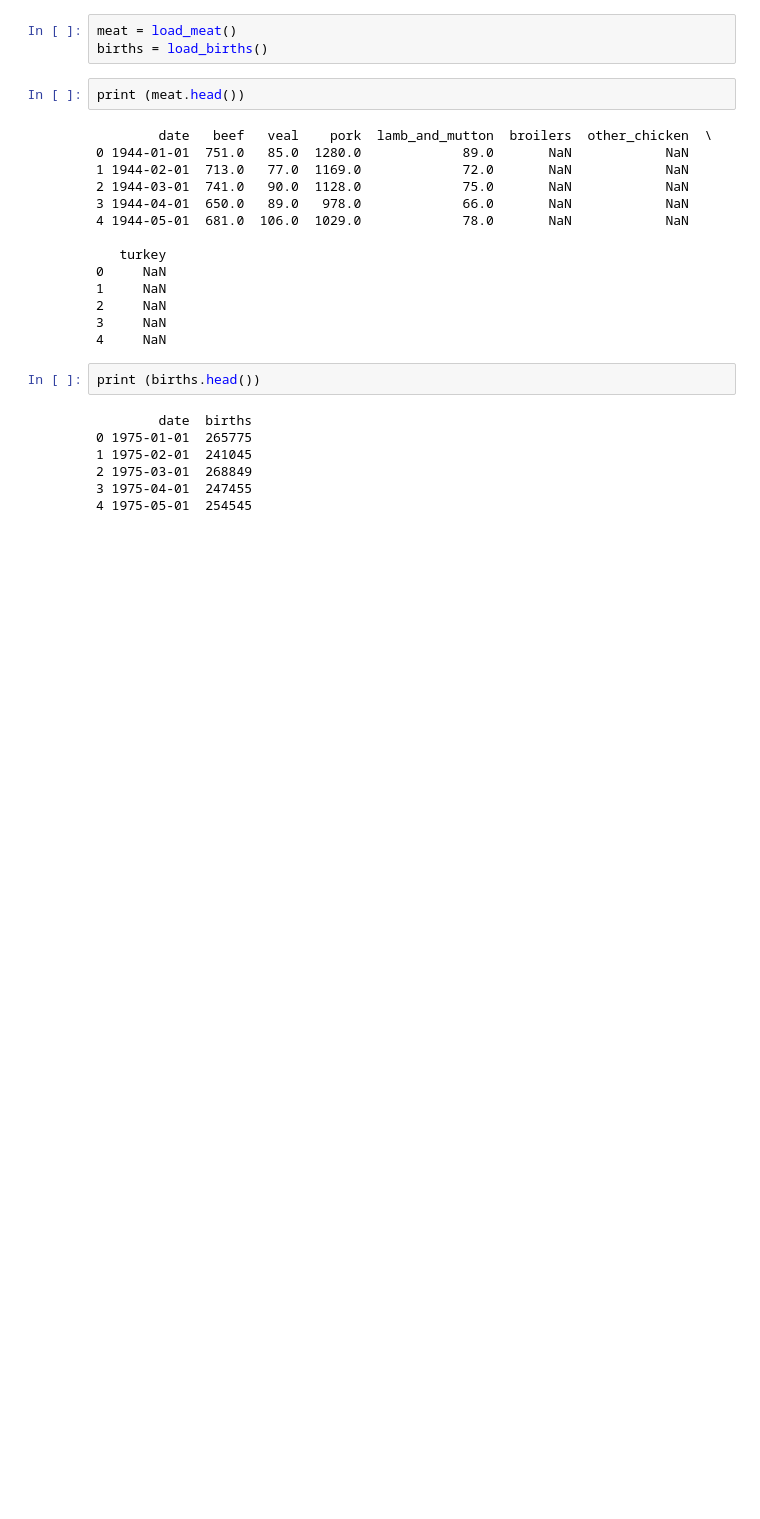
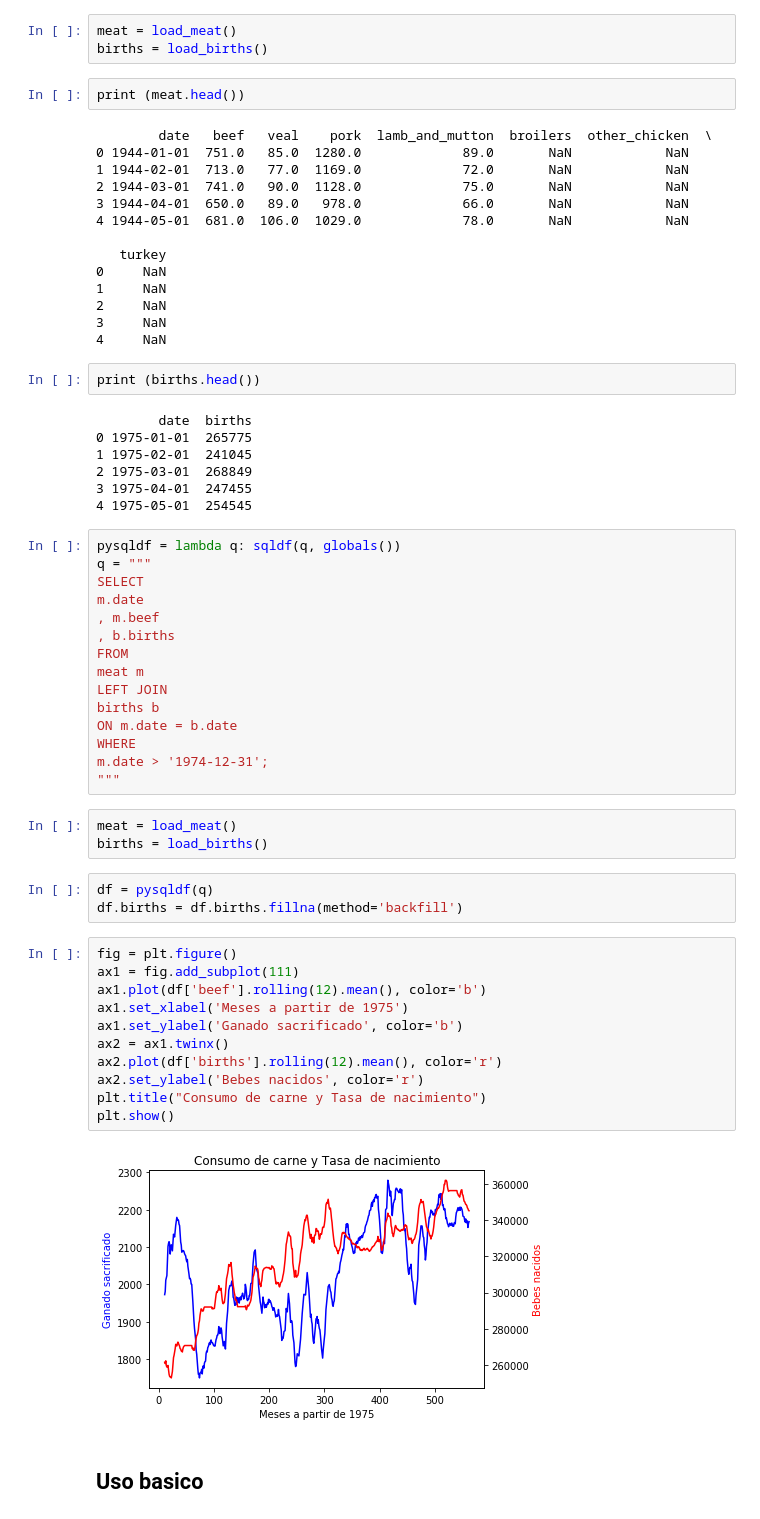
Before and after one commit to LuisEduardoCantero/Data_Science_in_Cosmology, a Jupyter notebook: Semana5/Tarea_Semana5/Tutorial_PandaSQL.ipynb, the cells around one changed output. Cells and saved outputs as stored; diff of their text form; blank space fills up the shorter version.

```diff
--- a/Semana5/Tarea_Semana5/Tutorial_PandaSQL.ipynb
+++ b/Semana5/Tarea_Semana5/Tutorial_PandaSQL.ipynb
@@ -33,3 +37,39 @@ print (births.head())
 2 1975-03-01  268849
 3 1975-04-01  247455
 4 1975-05-01  254545
+# %%
+pysqldf = lambda q: sqldf(q, globals())
+q = """
+SELECT
+m.date
+, m.beef
+, b.births
+FROM
+meat m
+LEFT JOIN
+births b
+ON m.date = b.date
+WHERE
+m.date > '1974-12-31';
+"""
+# %%
+meat = load_meat()
+births = load_births()
+# %%
+df = pysqldf(q)
+df.births = df.births.fillna(method='backfill')
+# %%
+fig = plt.figure()
+ax1 = fig.add_subplot(111)
+ax1.plot(df['beef'].rolling(12).mean(), color='b')
+ax1.set_xlabel('Meses a partir de 1975')
+ax1.set_ylabel('Ganado sacrificado', color='b')
+ax2 = ax1.twinx()
+ax2.plot(df['births'].rolling(12).mean(), color='r')
+ax2.set_ylabel('Bebes nacidos', color='r')
+plt.title("Consumo de carne y Tasa de nacimiento")
+plt.show()
+# %% [output]
+[figure, added]
+# %% [markdown]
+## Uso basico
```
Also changed, not shown: parts of 3 cells of this notebook.
